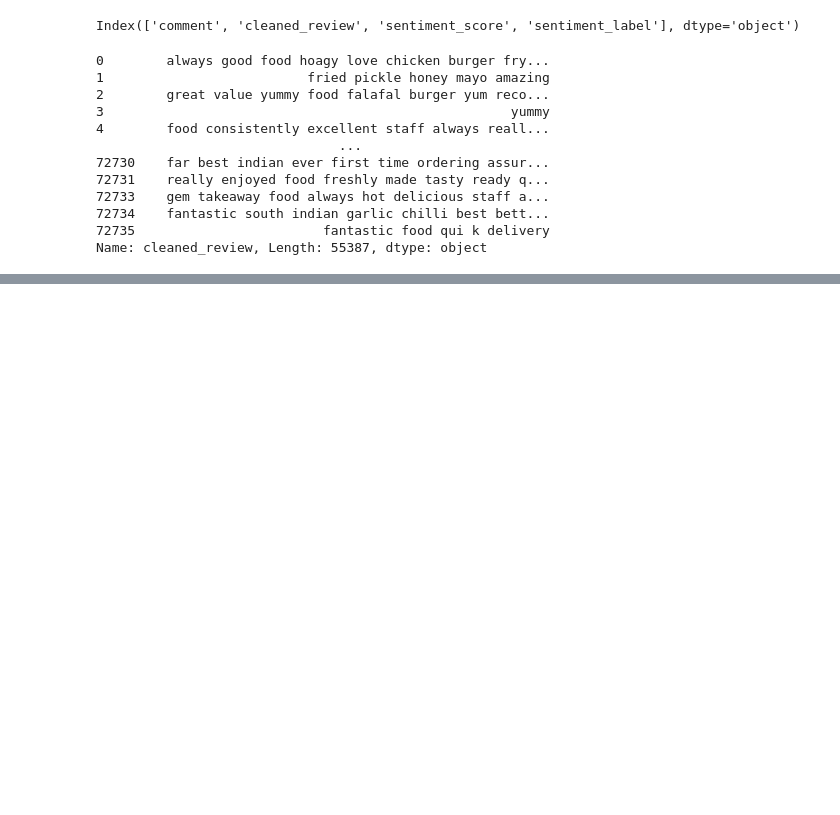
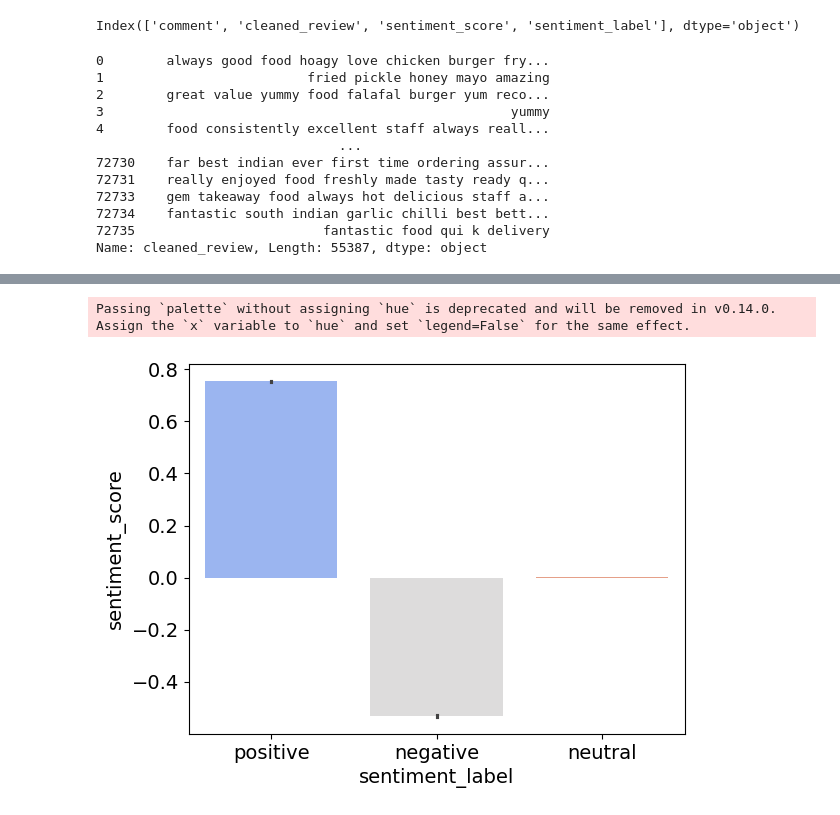
Before and after one commit to Milad-agdam/sentiment-analysis, a Jupyter notebook: GoogleReviewSentimentAnalysis/src/main.ipynb, the cells around one changed output, grey strips where cells are left out. Drawn from its saved outputs; the diff is of its cells as text; code cells hidden in the pictures; blank space fills up the shorter version.

```diff
--- a/GoogleReviewSentimentAnalysis/src/main.ipynb
+++ b/GoogleReviewSentimentAnalysis/src/main.ipynb
@@ -241,3 +235,11 @@ sentiment_counts.columns = ['sentiment_label', 'counts']
 
 # Creating a treemap using Plotly
 fig = px.treemap(sentiment_counts, path=['sentiment_label'], values='counts', title='Treemap of Sentiment Labels')
+# %%
+palette = sns.color_palette("coolwarm", n_colors=len(df['sentiment_label'].unique()))
+
+# Create a bar chart
+bar_fig = sns.barplot(data=df, x='sentiment_label', y='sentiment_score', palette=palette)
+# %% [output]
+Passing `palette` without assigning `hue` is deprecated and will be removed in v0.14.0. Assign the `x` variable to `hue` and set `legend=False` for the same effect.
+[figure, added]
```
Also changed, not shown: parts of 4 cells of this notebook, 1 other file.
